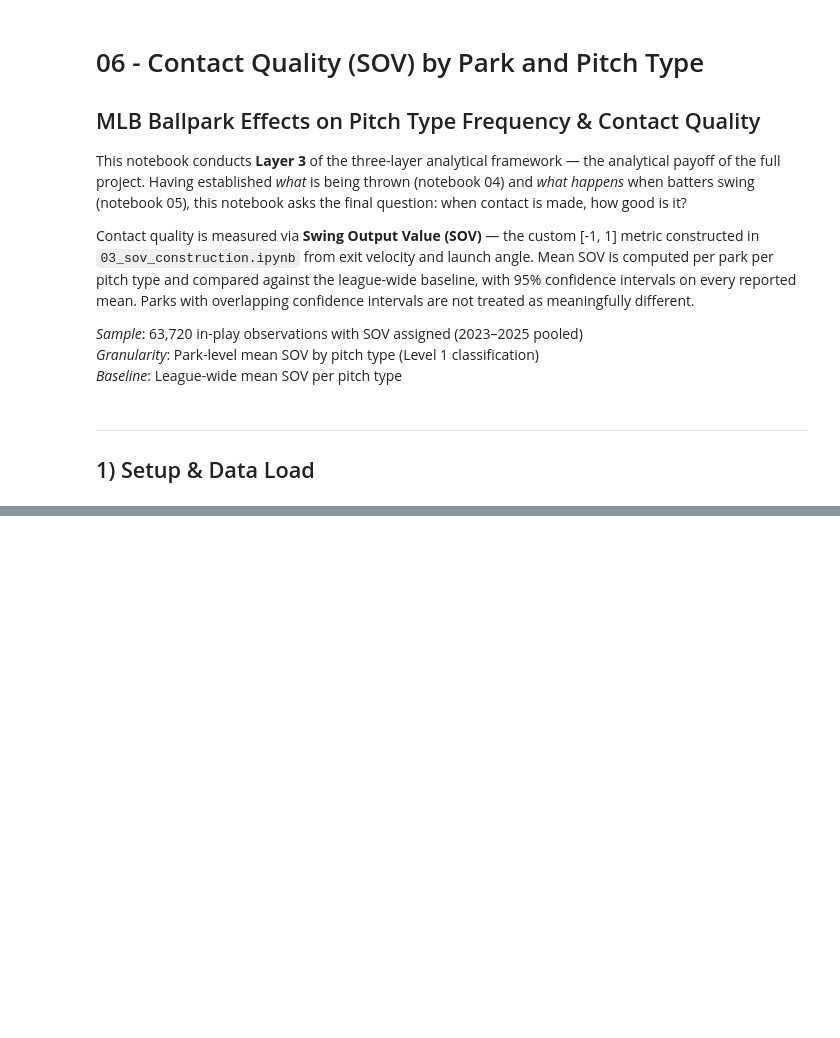
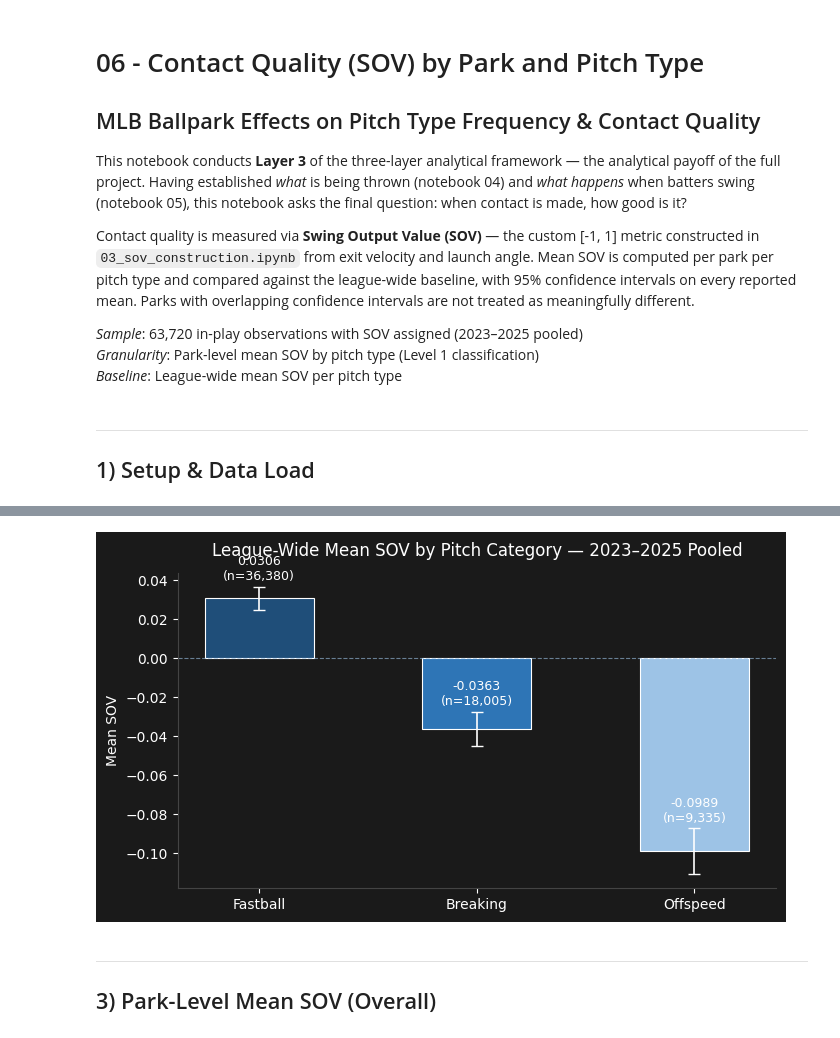
Before and after one commit to brycemgelarden/MLB_Ballpark_Factor_Analysis, a Jupyter notebook: notebooks/06_contact_quality_by_pitch.ipynb, the cells around one changed output, grey strips where cells are left out. Saved outputs shown, nothing was run; the diff lists cells and outputs as text; code cells hidden in the pictures; blank space fills up the shorter version.

```diff
--- a/notebooks/06_contact_quality_by_pitch.ipynb
+++ b/notebooks/06_contact_quality_by_pitch.ipynb
@@ -24,0 +97,18 @@ ___
+# %%
+# SOV Baseline by Pitch Type (Level 1)
+
+league_sov_by_cat = (
+    df_sov.groupby("pitch_category")["sov"]
+    .agg(n="count", mean_sov="mean", std_sov="std")
+    .loc[["Fastball", "Breaking", "Offspeed"]]
+)
+
+# 95% CI on each category baseline
+league_sov_by_cat["ci_95"] = (
+    1.96 * league_sov_by_cat["std_sov"] / np.sqrt(league_sov_by_cat["n"])
+)
+league_sov_by_cat["ci_lower"] = league_sov_by_cat["mean_sov"] - league_sov_by_cat["ci_95"]
+league_sov_by_cat["ci_upper"] = league_sov_by_cat["mean_sov"] + league_sov_by_cat["ci_95"]
+
+print("League-Wide SOV Baseline by Pitch Category\n")
+print(league_sov_by_cat.round(4).to_string())
@@ -24,0 +133,43 @@ ___
+# %%
+# Visualize
+
+fig, ax = plt.subplots(figsize=(7, 4))
+
+cats   = ["Fastball", "Breaking", "Offspeed"]
+means  = league_sov_by_cat["mean_sov"].values
+errors = league_sov_by_cat["ci_95"].values
+
+ax.bar(
+    cats, means,
+    color=[COLORS[c] for c in cats],
+    width=0.5,
+    edgecolor="white",
+    linewidth=0.8,
+)
+ax.errorbar(
+    cats, means, yerr=errors,
+    fmt="none", color="white", capsize=4, linewidth=1.2
+)
+
+for i, (mean, n) in enumerate(zip(means, league_sov_by_cat["n"].values)):
+    ax.text(i, mean + errors[i] + 0.002, f"{mean:.4f}\n(n={n:,})",
+            ha="center", va="bottom", color="white", fontsize=9)
+
+ax.axhline(0, color=COLORS["reference"], linewidth=0.8, linestyle="--", alpha=0.6)
+ax.set_title("League-Wide Mean SOV by Pitch Category — 2023 - 2025 Pooled",
+             color="white", fontsize=12, pad=12)
+ax.set_ylabel("Mean SOV", color="white")
+
+ax.set_facecolor("#1a1a1a")
+fig.patch.set_facecolor("#1a1a1a")
+ax.tick_params(colors="white")
+ax.spines[["top", "right"]].set_visible(False)
+ax.spines[["bottom", "left"]].set_color("#444444")
+
+plt.tight_layout()
+plt.show()
+# %% [output]
+[figure, added]
+# %% [markdown]
+___
+## 3) Park-Level Mean SOV (Overall)
```
Also changed, not shown: parts of 16 cells of this notebook.
